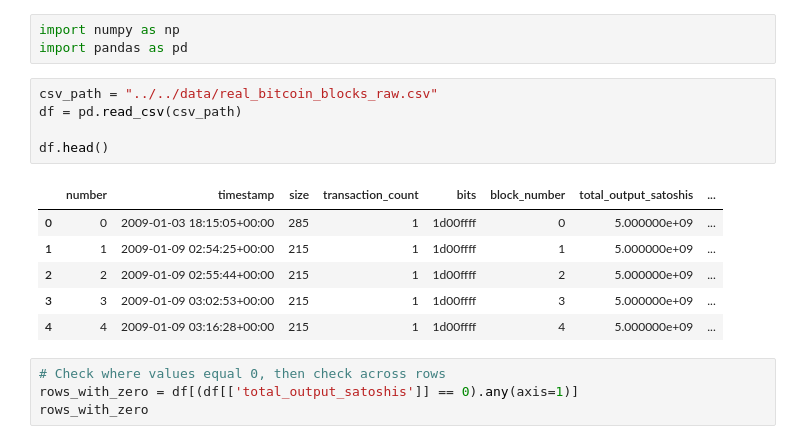
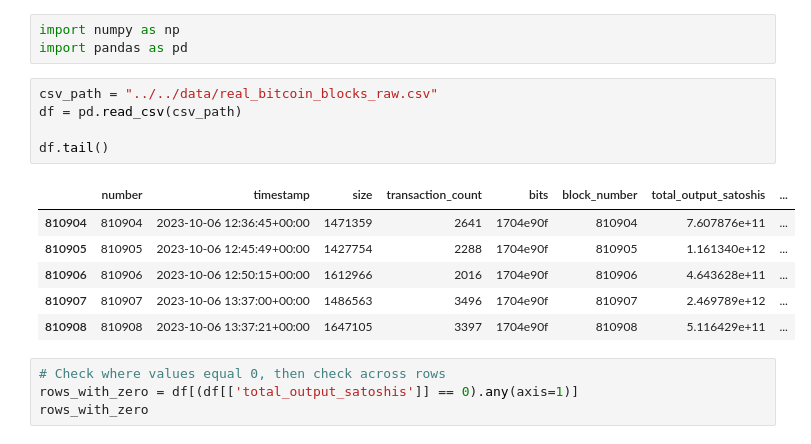
Before and after one commit to Kwokym111/poai_simulation, a Jupyter notebook: src/round_robin/preprocess.ipynb, the cells around one changed output. Saved outputs shown, nothing was run; the diff lists cells and outputs as text.

```diff
--- a/src/round_robin/preprocess.ipynb
+++ b/src/round_robin/preprocess.ipynb
@@ -6,15 +6,15 @@ import pandas as pd
 # %%
 csv_path = "../../data/real_bitcoin_blocks_raw.csv"
 df = pd.read_csv(csv_path)
 
-df.head()
+df.tail()
 # %% [output]
 |  | number | timestamp | size | transaction_count | bits | block_number | total_output_satoshis | ... |
-| 0 | 0 | 2009-01-03 18:15:05+00:00 | 285 | 1 | 1d00ffff | 0 | 5.000000e+09 | ... |
-| 1 | 1 | 2009-01-09 02:54:25+00:00 | 215 | 1 | 1d00ffff | 1 | 5.000000e+09 | ... |
-| 2 | 2 | 2009-01-09 02:55:44+00:00 | 215 | 1 | 1d00ffff | 2 | 5.000000e+09 | ... |
-| 3 | 3 | 2009-01-09 03:02:53+00:00 | 215 | 1 | 1d00ffff | 3 | 5.000000e+09 | ... |
-| 4 | 4 | 2009-01-09 03:16:28+00:00 | 215 | 1 | 1d00ffff | 4 | 5.000000e+09 | ... |
+| 810904 | 810904 | 2023-10-06 12:36:45+00:00 | 1471359 | 2641 | 1704e90f | 810904 | 7.607876e+11 | ... |
+| 810905 | 810905 | 2023-10-06 12:45:49+00:00 | 1427754 | 2288 | 1704e90f | 810905 | 1.161340e+12 | ... |
+| 810906 | 810906 | 2023-10-06 12:50:15+00:00 | 1612966 | 2016 | 1704e90f | 810906 | 4.643628e+11 | ... |
+| 810907 | 810907 | 2023-10-06 13:37:00+00:00 | 1486563 | 3496 | 1704e90f | 810907 | 2.469789e+12 | ... |
+| 810908 | 810908 | 2023-10-06 13:37:21+00:00 | 1647105 | 3397 | 1704e90f | 810908 | 5.116429e+11 | ... |
 # %%
 # Check where values equal 0, then check across rows
 rows_with_zero = df[(df[['total_output_satoshis']] == 0).any(axis=1)]
```
Also changed, not shown: parts of 12 cells of this notebook, 5 other files.
